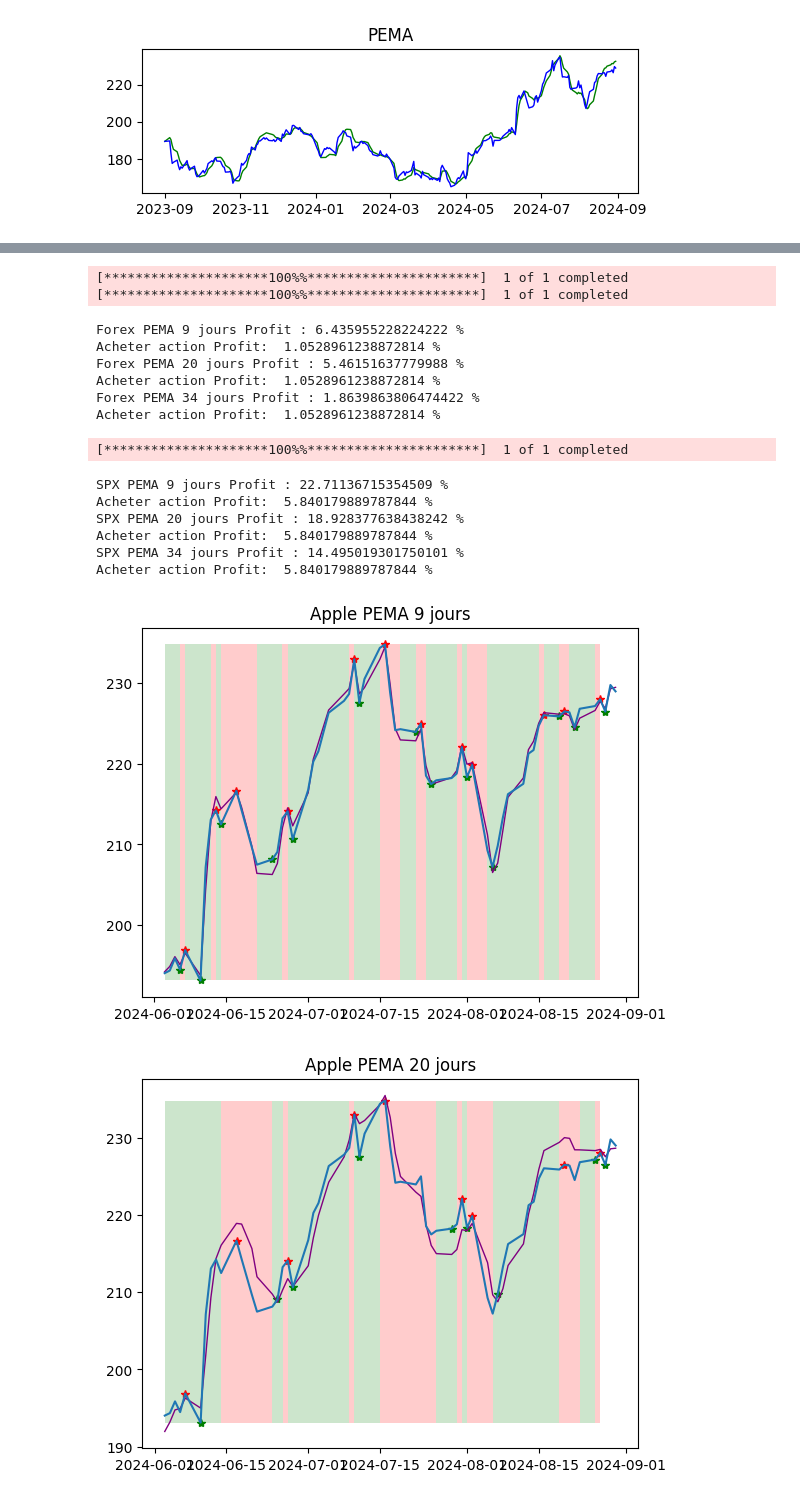
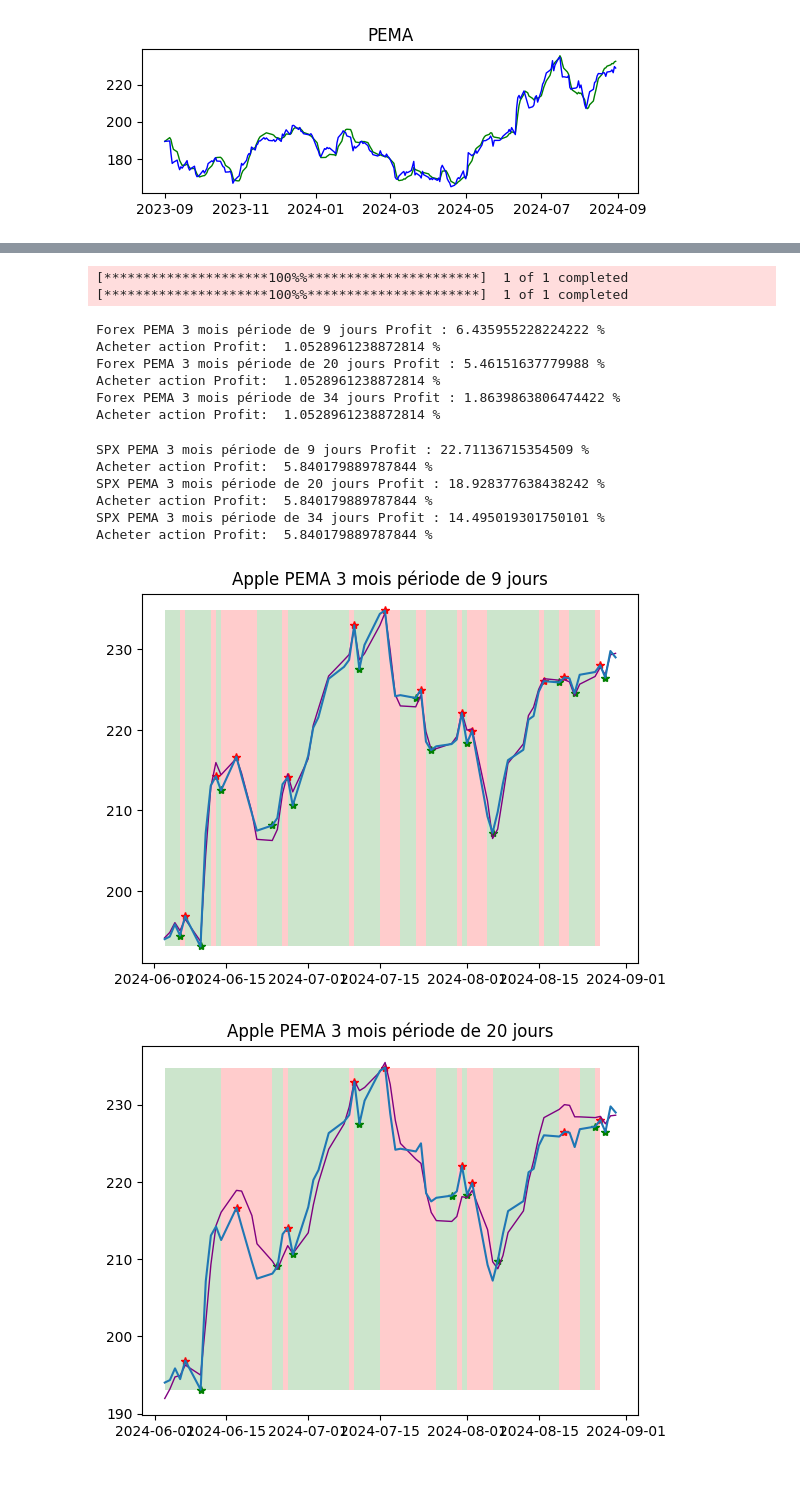
Before and after one commit to Javques/GES816, a Jupyter notebook: GES816.ipynb, the cells around one changed output, grey strips where cells are left out. Cells and saved outputs as stored; diff of their text form; code cells hidden in the pictures.

```diff
--- a/GES816.ipynb
+++ b/GES816.ipynb
@@ -311,33 +309,33 @@ Acheter action Profit:  23.83181465733637 %
 daily_apple = yahooFinance.download("AAPL", start = datetime(2024,6,1), end = datetime(2024,9,1), interval = '1d')
 daily_appleBeforePEMA = yahooFinance.download("AAPL", start = datetime(2023,1,1), end = datetime(2024,9,1), interval = '1d')
 
-pemaResult(daily_apple, daily_appleBeforePEMA, 9, 'Apple PEMA 9 jours')
-pemaResult(daily_apple, daily_appleBeforePEMA, 20, 'Apple PEMA 20 jours')
-pemaResult(daily_apple, daily_appleBeforePEMA, 34, 'Apple PEMA 34 jours')
+pemaResult(daily_apple, daily_appleBeforePEMA, 9, 'Apple PEMA 3 mois période de 9 jours')
+pemaResult(daily_apple, daily_appleBeforePEMA, 20, 'Apple PEMA 3 mois période de 20 jours')
+pemaResult(daily_apple, daily_appleBeforePEMA, 34, 'Apple PEMA 3 mois période de 34 jours')
 
 #BNO
 daily_banqueNationale = yahooFinance.download("NA.TO", start = datetime(2024,6,1), end = datetime(2024,9,1), interval = '1d')
 daily_banqueNationaleBefore = yahooFinance.download("NA.TO", start = datetime(2023,1,1), end = datetime(2024,9,1), interval = '1d')
 
-pemaResult(daily_banqueNationale, daily_banqueNationaleBefore, 9, 'Banque Nationale PEMA 9 jour')
-pemaResult(daily_banqueNationale, daily_banqueNationaleBefore, 20, 'Banque Nationale PEMA 20 jours')
-pemaResult(daily_banqueNationale, daily_banqueNationaleBefore, 34, 'Banque Nationale PEMA 34 jours')
+pemaResult(daily_banqueNationale, daily_banqueNationaleBefore, 9, 'Banque Nationale PEMA 3 mois période de 9 jour')
+pemaResult(daily_banqueNationale, daily_banqueNationaleBefore, 20, 'Banque Nationale PEMA 3 mois période de 20 jours')
+pemaResult(daily_banqueNationale, daily_banqueNationaleBefore, 34, 'Banque Nationale PEMA 3 mois période de 34 jours')
 
 #FOREX
 daily_cadusd = yahooFinance.download("CADUSD=X", start = datetime(2024,6,1), end = datetime(2024,9,1), interval = '1d')
 daily_cadusdBefore = yahooFinance.download("CADUSD=X", start = datetime(2023,1,1), end = datetime(2024,9,1), interval = '1d')
 
-pemaResult(daily_cadusd, daily_cadusdBefore, 9, 'Forex PEMA 9 jours')
-pemaResult(daily_cadusd, daily_cadusdBefore, 20, 'Forex PEMA 20 jours')
-pemaResult(daily_cadusd, daily_cadusdBefore, 34, 'Forex PEMA 34 jours')
+pemaResult(daily_cadusd, daily_cadusdBefore, 9, 'Forex PEMA 3 mois période de 9 jours')
+pemaResult(daily_cadusd, daily_cadusdBefore, 20, 'Forex PEMA 3 mois période de 20 jours')
+pemaResult(daily_cadusd, daily_cadusdBefore, 34, 'Forex PEMA 3 mois période de 34 jours')
 
 #SP500
 daily_sp500 = yahooFinance.download("^GSPC", start = datetime(2024,6,1), end = datetime(2024,9,1), interval = '1d')
 daily_sp500Before = yahooFinance.download("^GSPC", start = datetime(2023,1,1), end = datetime(2024,9,1), interval = '1d')
 
-pemaResult(daily_sp500, daily_sp500Before, 9, 'SPX PEMA 9 jours')
-pemaResult(daily_sp500, daily_sp500Before, 20, 'SPX PEMA 20 jours')
-pemaResult(daily_sp500, daily_sp500Before, 34, 'SPX PEMA 34 jours')
+pemaResult(daily_sp500, daily_sp500Before, 9, 'SPX PEMA 3 mois période de 9 jours')
+pemaResult(daily_sp500, daily_sp500Before, 20, 'SPX PEMA 3 mois période de 20 jours')
+pemaResult(daily_sp500, daily_sp500Before, 34, 'SPX PEMA 3 mois période de 34 jours')
 # %% [output]
 [*********************100%%**********************]  1 of 1 completed
 [*********************100%%**********************]  1 of 1 completed
@@ -359,17 +358,16 @@ Acheter action Profit:  5.802050536537839 %
 [*********************100%%**********************]  1 of 1 completed
 [*********************100%%**********************]  1 of 1 completed
-Forex PEMA 9 jours Profit : 6.435955228224222 %
+Forex PEMA 3 mois période de 9 jours Profit : 6.435955228224222 %
 Acheter action Profit:  1.0528961238872814 %
-Forex PEMA 20 jours Profit : 5.46151637779988 %
+Forex PEMA 3 mois période de 20 jours Profit : 5.46151637779988 %
 Acheter action Profit:  1.0528961238872814 %
-Forex PEMA 34 jours Profit : 1.8639863806474422 %
+Forex PEMA 3 mois période de 34 jours Profit : 1.8639863806474422 %
 Acheter action Profit:  1.0528961238872814 %
-[*********************100%%**********************]  1 of 1 completed
+SPX PEMA 3 mois période de 9 jours Profit : 22.71136715354509 %
+Acheter action Profit:  5.840179889787844 %
+SPX PEMA 3 mois période de 20 jours Profit : 18.928377638438242 %
+Acheter action Profit:  5.840179889787844 %
+SPX PEMA 3 mois période de 34 jours Profit : 14.495019301750101 %
+Acheter action Profit:  5.840179889787844 %
-SPX PEMA 9 jours Profit : 22.71136715354509 %
-Acheter action Profit:  5.840179889787844 %
-SPX PEMA 20 jours Profit : 18.928377638438242 %
-Acheter action Profit:  5.840179889787844 %
-SPX PEMA 34 jours Profit : 14.495019301750101 %
-Acheter action Profit:  5.840179889787844 %
-[figure, old version]
+[figure, new version]
-[figure, old version]
+[figure, new version]
```
Also changed, not shown: parts of 3 cells of this notebook.
